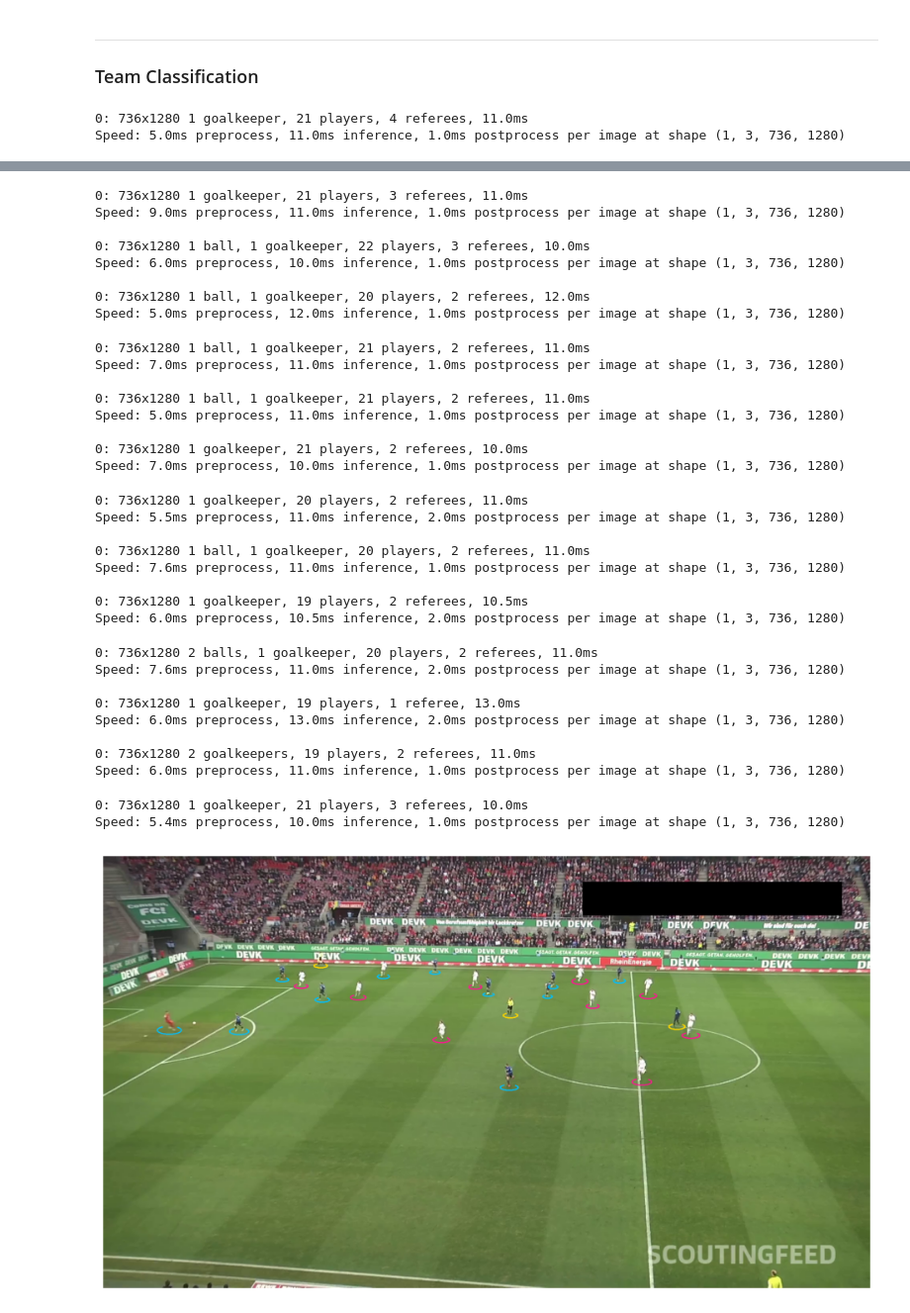
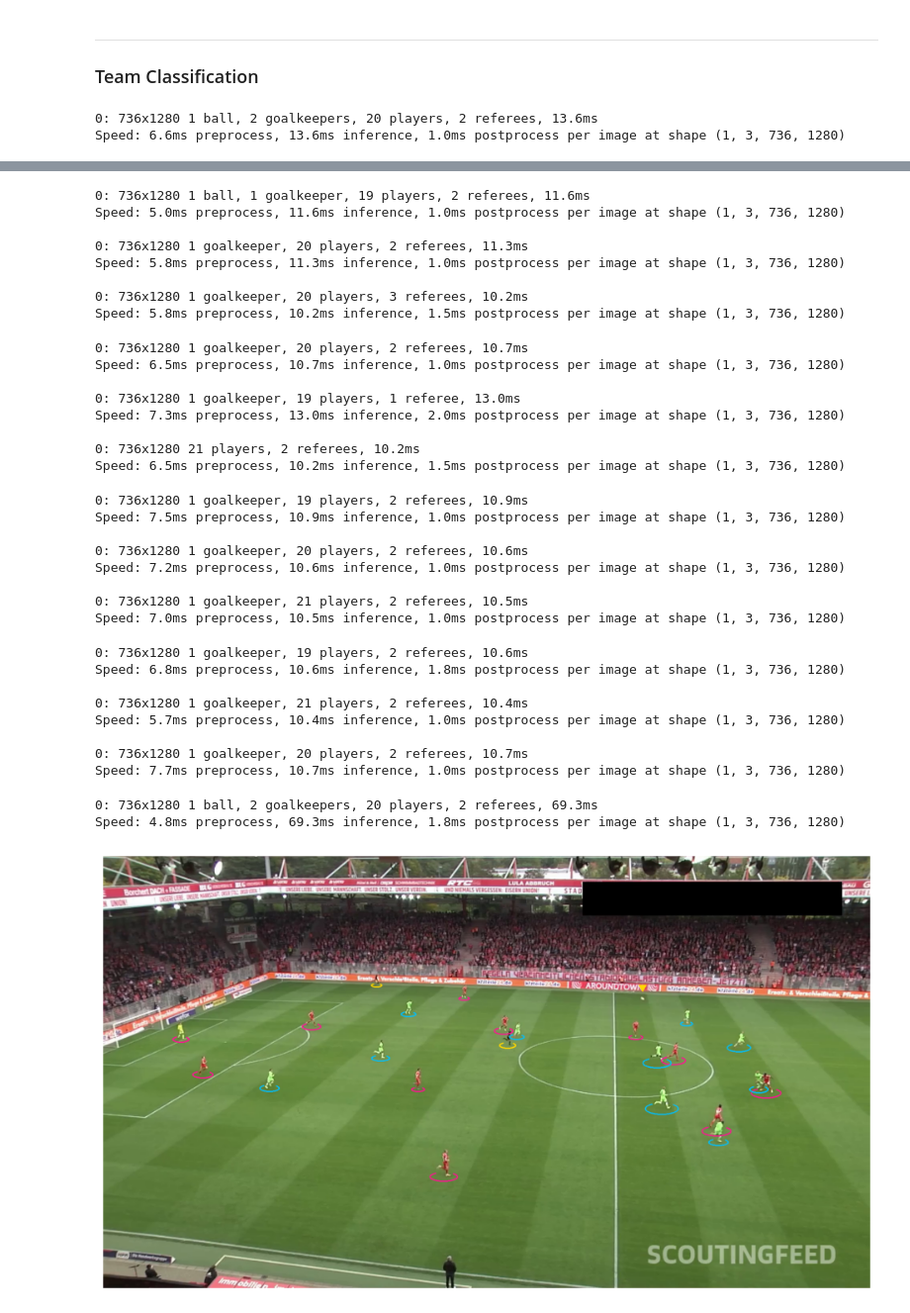
Before and after one commit to salehghotbani/Football_AI_YOLO, a Jupyter notebook: Football.ipynb, the cells around one changed output, grey strips where cells are left out. Shown at 99% size. Saved outputs shown, nothing was run; the diff lists cells and outputs as text; code cells hidden in the pictures.

```diff
--- a/Football.ipynb
+++ b/Football.ipynb
@@ -88,6 +87,6 @@ base_model.val(data=f'{HOME}/football/data.yaml', imgsz=1280, device=DEVICE)
 # %%
 OUR_MODEL_PATH = f'{HOME}/runs/detect/train4/weights/best.pt'
-SOURCE_VIDEO_PATH = f"{HOME}\clips\download2.mp4"
+SOURCE_VIDEO_PATH = f"{HOME}\clips\download.mp4"
 # %% [markdown]
 ---
 ### Download football match clips
@@ -239,11 +169,7 @@ ellipse_annotator = sv.EllipseAnnotator(
     color=sv.ColorPalette.from_hex(['#00BFFF', '#FF1493', '#FFD700']),
     thickness=2
 )
-label_annotator = sv.LabelAnnotator(
-    color=sv.ColorPalette.from_hex(['#00BFFF', '#FF1493', '#FFD700']),
-    text_color=sv.Color.from_hex('#000000'),
-    text_position=sv.Position.BOTTOM_CENTER
-)
+
 triangle_annotator = sv.TriangleAnnotator(
     color=sv.Color.from_hex('#FFD700'),
     base=20,
@@ -280,5 +206,5 @@ annotated_frame = ellipse_annotator.annotate(scene=annotated_frame, detections=a
 annotated_frame = triangle_annotator.annotate(scene=annotated_frame, detections=ball_detections)
 sv.plot_image(annotated_frame)
 # %% [output]
-0: 736x1280 1 goalkeeper, 21 players, 4 referees, 11.0ms
-Speed: 5.0ms preprocess, 11.0ms inference, 1.0ms postprocess per image at shape (1, 3, 736, 1280)
+0: 736x1280 1 ball, 2 goalkeepers, 20 players, 2 referees, 13.6ms
+Speed: 6.6ms preprocess, 13.6ms inference, 1.0ms postprocess per image at shape (1, 3, 736, 1280)
@@ -317,38 +243,38 @@ Speed: 7.0ms preprocess, 10.5ms inference, 1.0ms postprocess per image at shape
-0: 736x1280 1 goalkeeper, 21 players, 3 referees, 11.0ms
-Speed: 9.0ms preprocess, 11.0ms inference, 1.0ms postprocess per image at shape (1, 3, 736, 1280)
+0: 736x1280 1 ball, 1 goalkeeper, 19 players, 2 referees, 11.6ms
+Speed: 5.0ms preprocess, 11.6ms inference, 1.0ms postprocess per image at shape (1, 3, 736, 1280)
 
-0: 736x1280 1 ball, 1 goalkeeper, 22 players, 3 referees, 10.0ms
-Speed: 6.0ms preprocess, 10.0ms inference, 1.0ms postprocess per image at shape (1, 3, 736, 1280)
+0: 736x1280 1 goalkeeper, 20 players, 2 referees, 11.3ms
+Speed: 5.8ms preprocess, 11.3ms inference, 1.0ms postprocess per image at shape (1, 3, 736, 1280)
 
-0: 736x1280 1 ball, 1 goalkeeper, 20 players, 2 referees, 12.0ms
-Speed: 5.0ms preprocess, 12.0ms inference, 1.0ms postprocess per image at shape (1, 3, 736, 1280)
+0: 736x1280 1 goalkeeper, 20 players, 3 referees, 10.2ms
+Speed: 5.8ms preprocess, 10.2ms inference, 1.5ms postprocess per image at shape (1, 3, 736, 1280)
-0: 736x1280 1 ball, 1 goalkeeper, 21 players, 2 referees, 11.0ms
-Speed: 7.0ms preprocess, 11.0ms inference, 1.0ms postprocess per image at shape (1, 3, 736, 1280)
+0: 736x1280 1 goalkeeper, 20 players, 2 referees, 10.7ms
+Speed: 6.5ms preprocess, 10.7ms inference, 1.0ms postprocess per image at shape (1, 3, 736, 1280)
 
-0: 736x1280 1 ball, 1 goalkeeper, 21 players, 2 referees, 11.0ms
-Speed: 5.0ms preprocess, 11.0ms inference, 1.0ms postprocess per image at shape (1, 3, 736, 1280)
+0: 736x1280 1 goalkeeper, 19 players, 1 referee, 13.0ms
+Speed: 7.3ms preprocess, 13.0ms inference, 2.0ms postprocess per image at shape (1, 3, 736, 1280)
 
-0: 736x1280 1 goalkeeper, 21 players, 2 referees, 10.0ms
-Speed: 7.0ms preprocess, 10.0ms inference, 1.0ms postprocess per image at shape (1, 3, 736, 1280)
+0: 736x1280 21 players, 2 referees, 10.2ms
+Speed: 6.5ms preprocess, 10.2ms inference, 1.5ms postprocess per image at shape (1, 3, 736, 1280)
-0: 736x1280 1 goalkeeper, 20 players, 2 referees, 11.0ms
-Speed: 5.5ms preprocess, 11.0ms inference, 2.0ms postprocess per image at shape (1, 3, 736, 1280)
+0: 736x1280 1 goalkeeper, 19 players, 2 referees, 10.9ms
+Speed: 7.5ms preprocess, 10.9ms inference, 1.0ms postprocess per image at shape (1, 3, 736, 1280)
 
-0: 736x1280 1 ball, 1 goalkeeper, 20 players, 2 referees, 11.0ms
-Speed: 7.6ms preprocess, 11.0ms inference, 1.0ms postprocess per image at shape (1, 3, 736, 1280)
+0: 736x1280 1 goalkeeper, 20 players, 2 referees, 10.6ms
+Speed: 7.2ms preprocess, 10.6ms inference, 1.0ms postprocess per image at shape (1, 3, 736, 1280)
 
-0: 736x1280 1 goalkeeper, 19 players, 2 referees, 10.5ms
-Speed: 6.0ms preprocess, 10.5ms inference, 2.0ms postprocess per image at shape (1, 3, 736, 1280)
+0: 736x1280 1 goalkeeper, 21 players, 2 referees, 10.5ms
+Speed: 7.0ms preprocess, 10.5ms inference, 1.0ms postprocess per image at shape (1, 3, 736, 1280)
-0: 736x1280 2 balls, 1 goalkeeper, 20 players, 2 referees, 11.0ms
-Speed: 7.6ms preprocess, 11.0ms inference, 2.0ms postprocess per image at shape (1, 3, 736, 1280)
+0: 736x1280 1 goalkeeper, 19 players, 2 referees, 10.6ms
+Speed: 6.8ms preprocess, 10.6ms inference, 1.8ms postprocess per image at shape (1, 3, 736, 1280)
 
-0: 736x1280 1 goalkeeper, 19 players, 1 referee, 13.0ms
-Speed: 6.0ms preprocess, 13.0ms inference, 2.0ms postprocess per image at shape (1, 3, 736, 1280)
+0: 736x1280 1 goalkeeper, 21 players, 2 referees, 10.4ms
+Speed: 5.7ms preprocess, 10.4ms inference, 1.0ms postprocess per image at shape (1, 3, 736, 1280)
 
-0: 736x1280 2 goalkeepers, 19 players, 2 referees, 11.0ms
-Speed: 6.0ms preprocess, 11.0ms inference, 1.0ms postprocess per image at shape (1, 3, 736, 1280)
+0: 736x1280 1 goalkeeper, 20 players, 2 referees, 10.7ms
+Speed: 7.7ms preprocess, 10.7ms inference, 1.0ms postprocess per image at shape (1, 3, 736, 1280)
-0: 736x1280 1 goalkeeper, 21 players, 3 referees, 10.0ms
-Speed: 5.4ms preprocess, 10.0ms inference, 1.0ms postprocess per image at shape (1, 3, 736, 1280)
+0: 736x1280 1 ball, 2 goalkeepers, 20 players, 2 referees, 69.3ms
+Speed: 4.8ms preprocess, 69.3ms inference, 1.8ms postprocess per image at shape (1, 3, 736, 1280)
-[figure, old version]
+[figure, new version]
 # %%
 crops = extract_crops(SOURCE_VIDEO_PATH)
 team_classifier = TeamClassifier(device=DEVICE)
```
Also changed, not shown: parts of 12 cells of this notebook, 4 other files.
